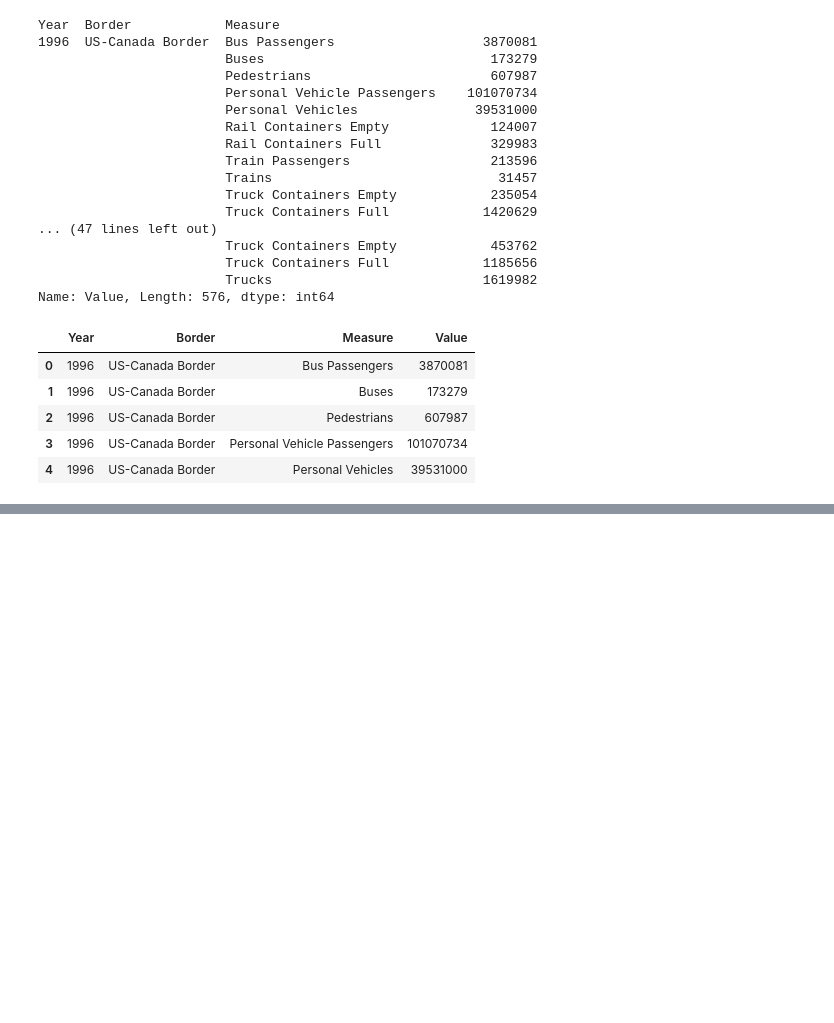
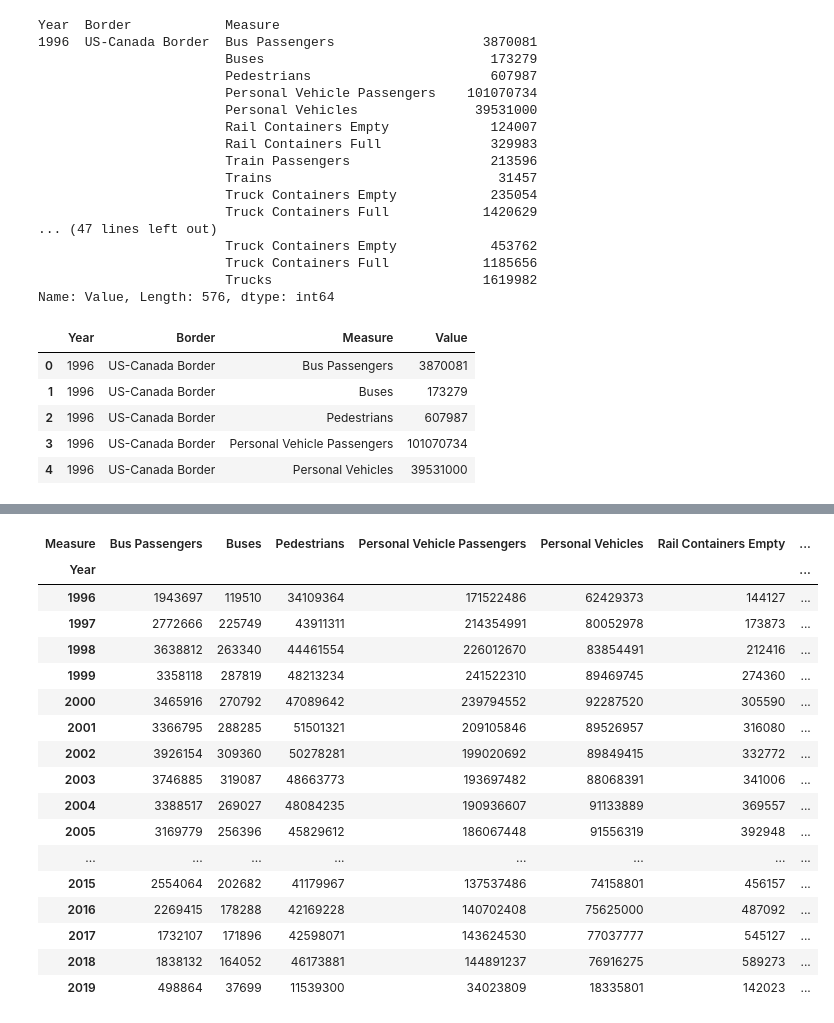
Before and after one commit to philipayazi/Project1_BorderEntries, a Jupyter notebook: Border_Entries_and _Trade.ipynb, the cells around one changed output, grey strips where cells are left out. Drawn from its saved outputs; the diff is of its cells as text; code cells hidden in the pictures; blank space fills up the shorter version.

```diff
--- a/Border_Entries_and _Trade.ipynb
+++ b/Border_Entries_and _Trade.ipynb
@@ -373,0 +580,21 @@ nafta_trade
+# %%
+pivot_mex
+# %% [output]
+| Measure | Bus Passengers | Buses | Pedestrians | Personal Vehicle Passengers | Personal Vehicles | Rail Containers Empty | ... |
+| Year |  |  |  |  |  |  | ... |
+| 1996 | 1943697 | 119510 | 34109364 | 171522486 | 62429373 | 144127 | ... |
+| 1997 | 2772666 | 225749 | 43911311 | 214354991 | 80052978 | 173873 | ... |
+| 1998 | 3638812 | 263340 | 44461554 | 226012670 | 83854491 | 212416 | ... |
+| 1999 | 3358118 | 287819 | 48213234 | 241522310 | 89469745 | 274360 | ... |
+| 2000 | 3465916 | 270792 | 47089642 | 239794552 | 92287520 | 305590 | ... |
+| 2001 | 3366795 | 288285 | 51501321 | 209105846 | 89526957 | 316080 | ... |
+| 2002 | 3926154 | 309360 | 50278281 | 199020692 | 89849415 | 332772 | ... |
+| 2003 | 3746885 | 319087 | 48663773 | 193697482 | 88068391 | 341006 | ... |
+| 2004 | 3388517 | 269027 | 48084235 | 190936607 | 91133889 | 369557 | ... |
+| 2005 | 3169779 | 256396 | 45829612 | 186067448 | 91556319 | 392948 | ... |
+| ... | ... | ... | ... | ... | ... | ... | ... |
+| 2015 | 2554064 | 202682 | 41179967 | 137537486 | 74158801 | 456157 | ... |
+| 2016 | 2269415 | 178288 | 42169228 | 140702408 | 75625000 | 487092 | ... |
+| 2017 | 1732107 | 171896 | 42598071 | 143624530 | 77037777 | 545127 | ... |
+| 2018 | 1838132 | 164052 | 46173881 | 144891237 | 76916275 | 589273 | ... |
+| 2019 | 498864 | 37699 | 11539300 | 34023809 | 18335801 | 142023 | ... |
```
Also changed, not shown: parts of 39 cells of this notebook.
